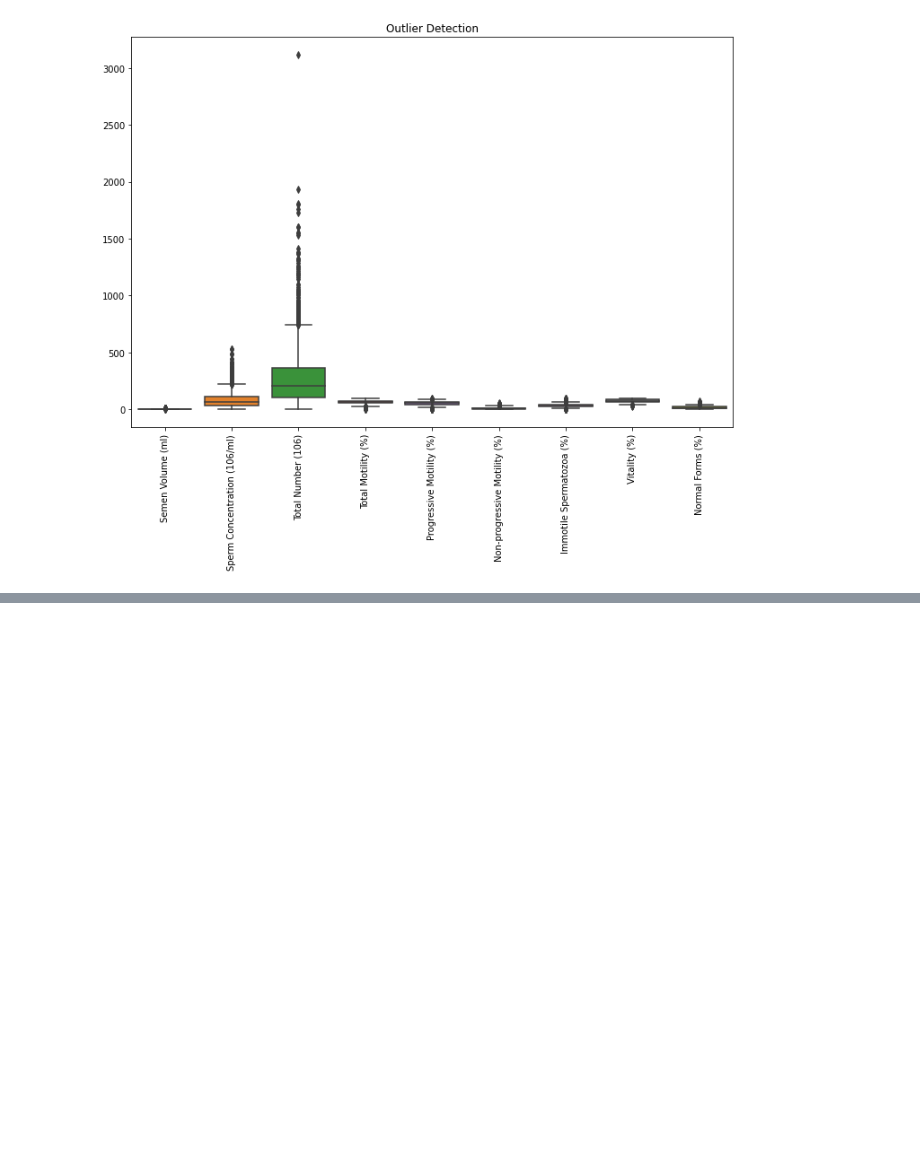
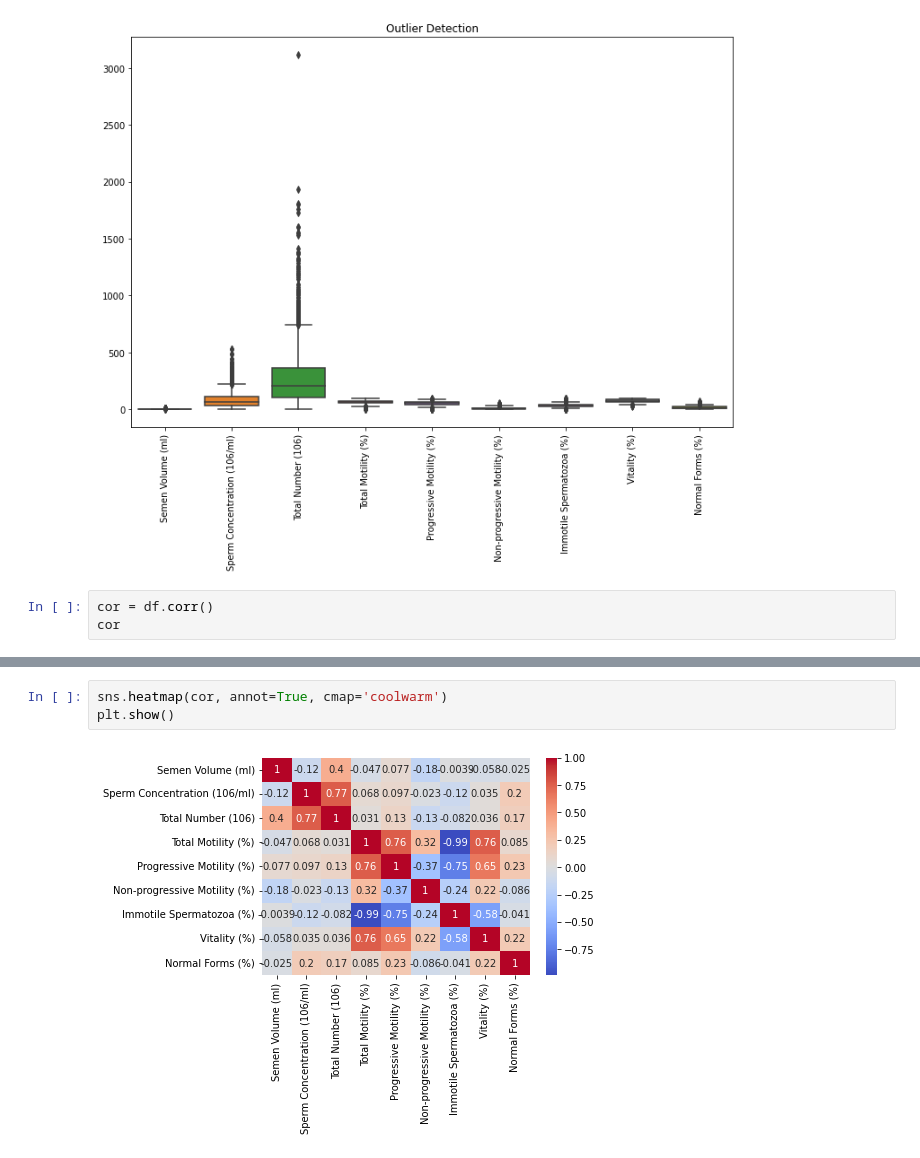
Before and after one commit to djajsk/Fertility_Analysis, a Jupyter notebook: Fertilty/fertility.ipynb, the cells around one changed output, grey strips where cells are left out. Saved outputs shown, nothing was run; the diff lists cells and outputs as text; blank space fills up the shorter version.

Commit message:
correlation plot

```diff
--- a/Fertilty/fertility.ipynb
+++ b/Fertilty/fertility.ipynb
@@ -149,3 +149,6 @@ plt.title('Outlier Detection')
 plt.show()
 # %% [output]
 [figure]
+# %%
+cor = df.corr()
+cor
@@ -151,0 +166,5 @@ plt.show()
+# %%
+sns.heatmap(cor, annot=True, cmap='coolwarm')
+plt.show()
+# %% [output]
+[figure, added]
```
Also changed, not shown: parts of 1 cell of this notebook.
